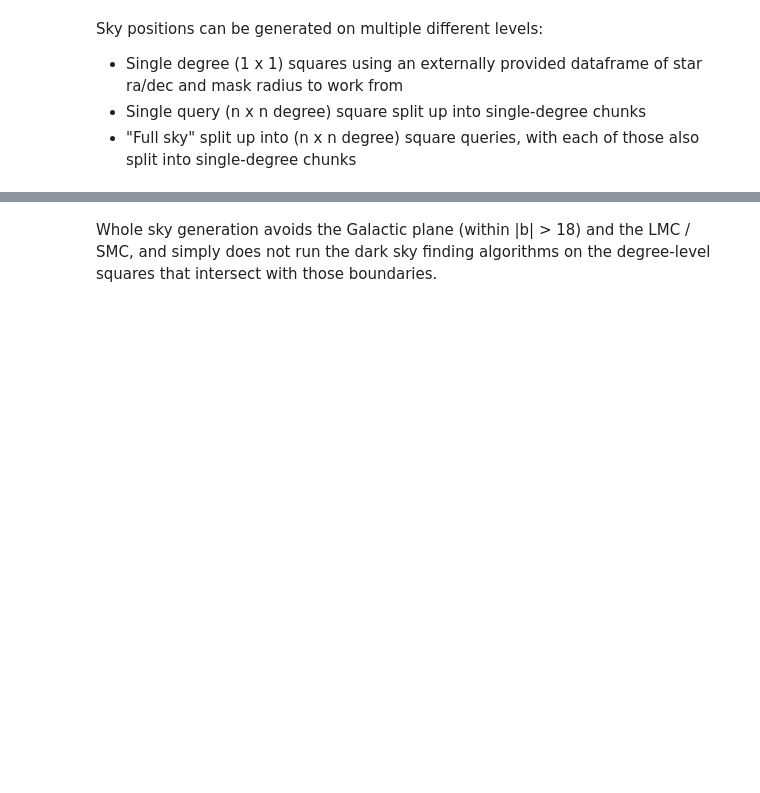
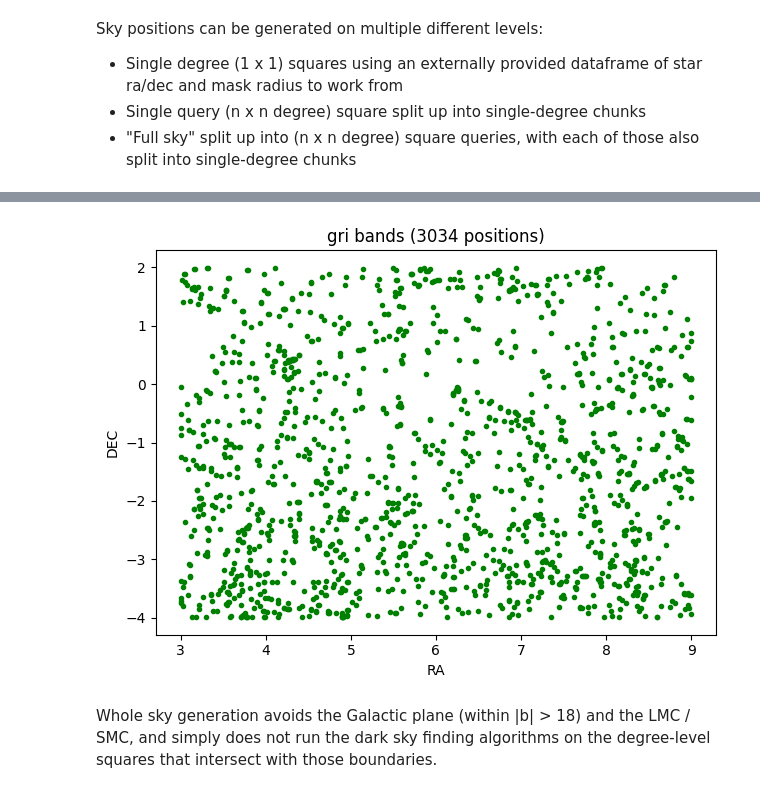
Before and after one commit to cyb0rb/WiFeS_Catalog, a Jupyter notebook: generating_catalogs.ipynb, the cells around one changed output, grey strips where cells are left out. Drawn from its saved outputs; the diff is of its cells as text; code cells hidden in the pictures; blank space fills up the shorter version.

```diff
--- a/generating_catalogs.ipynb
+++ b/generating_catalogs.ipynb
@@ -131,4 +126,4 @@ Positions found (g): 9626
 # positions_allsky_gband = catalog_g_band.all_sky(query_dist=2.0)
 
 # generate sections of the whole sky
-# positions_allsky_gband = catalog.all_sky(query_dist=2.0, min_ra=212, max_ra=216, min_dec=16, max_dec=20, bands=('g', 'r', 'i', 'z'))
+positions_allsky_gband = catalog.all_sky(ra_allsky=3, dec_allsky=-4, sky_dist=5, query_dist=2.0, bands=('g', 'r', 'i'))
@@ -135,9 +148,11 @@ Positions found (g): 9626
 # %%
-# fig, ax = plt.subplots()
-# ax.plot(positions_allsky_gband['ra'], positions_allsky_gband['dec'], 'g.')
-# ax.set(title=f"g bands ({positions_allsky_gband.size} positions)", xlabel="RA", ylabel="DEC")
-# plt.tight_layout()
-# plt.show()
+fig, ax = plt.subplots()
+ax.plot(positions_allsky_gband['ra'], positions_allsky_gband['dec'], 'g.')
+ax.set(title=f"gri bands ({positions_allsky_gband.size} positions)", xlabel="RA", ylabel="DEC")
+plt.tight_layout()
+plt.show()
+# %% [output]
+[figure, added]
 # %% [markdown]
 Whole sky generation avoids the Galactic plane (within |b| > 18) and the LMC / SMC, and simply does not run the dark sky finding algorithms on the degree-level squares that intersect with those boundaries.
 # %% [markdown]
```
Also changed, not shown: parts of 4 cells of this notebook, 1 other file.
